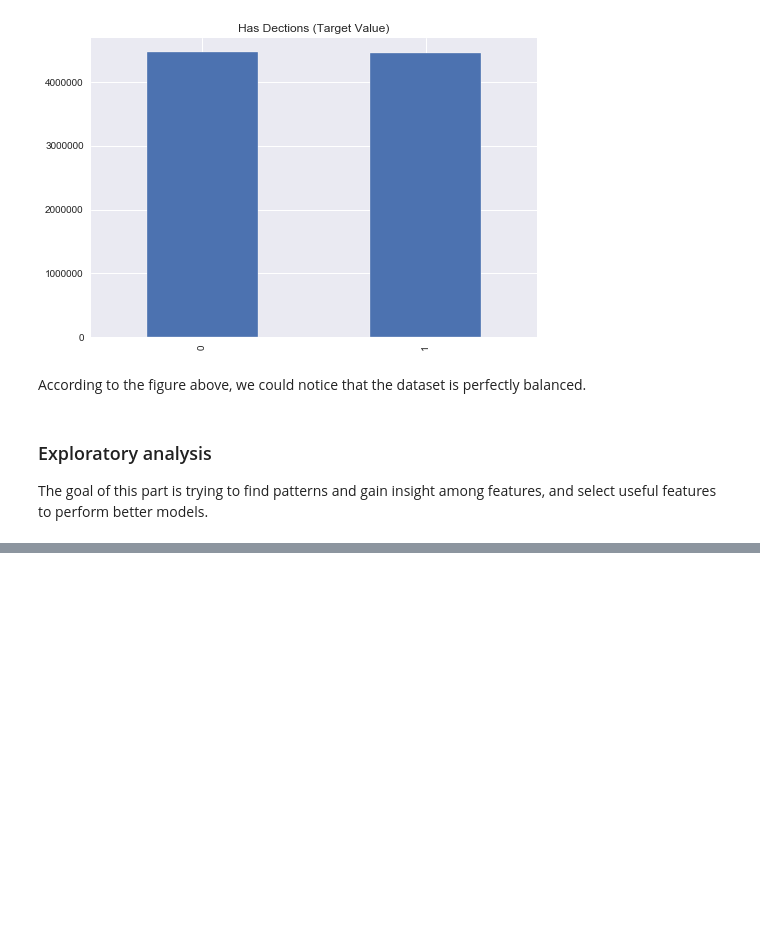
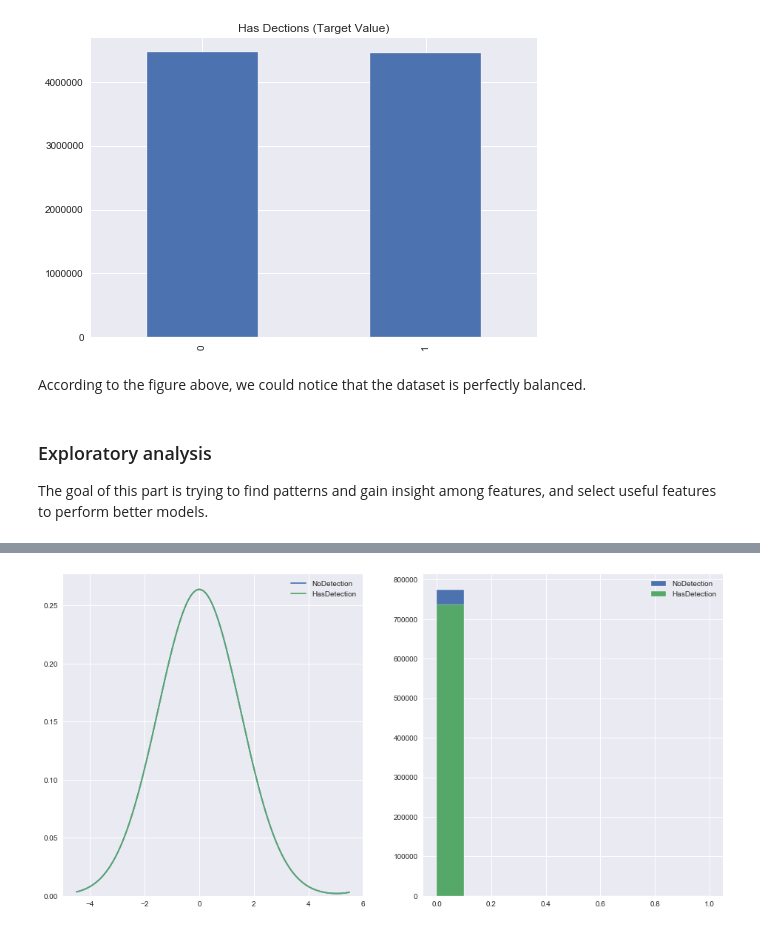
Before and after one commit to jacquelineguo/DS_Capstone_2, a Jupyter notebook: Capstone_Project_Microsoft_Malware_Prediction.ipynb, the cells around one changed output, grey strips where cells are left out. Cells and saved outputs as stored; diff of their text form; code cells hidden in the pictures; blank space fills up the shorter version.

```diff
--- a/Capstone_Project_Microsoft_Malware_Prediction.ipynb
+++ b/Capstone_Project_Microsoft_Malware_Prediction.ipynb
@@ -91,0 +159,10 @@ The goal of this part is trying to find patterns and gain insight among features
+# %%
+fig, ax = plt.subplots(1, 2, figsize= (16, 8))
+sns.kdeplot(df.loc[df['HasDetections'] == 0, 'Census_IsFlightingInternal'], ax=ax[0], label='NoDetection', bw=1.5)
+sns.kdeplot(df.loc[df['HasDetections'] == 1, 'Census_IsFlightingInternal'], ax=ax[0], label='HasDetection', bw=1.5)
+df.loc[df['HasDetections'] == 0, 'Census_IsFlightingInternal'].hist(ax=ax[1])
+df.loc[df['HasDetections'] == 1, 'Census_IsFlightingInternal'].hist(ax=ax[1])
+ax[1].legend(['NoDetection', 'HasDetection'])
+plt.show()
+# %% [output]
+[figure, added]
```
Also changed, not shown: parts of 8 cells of this notebook.
